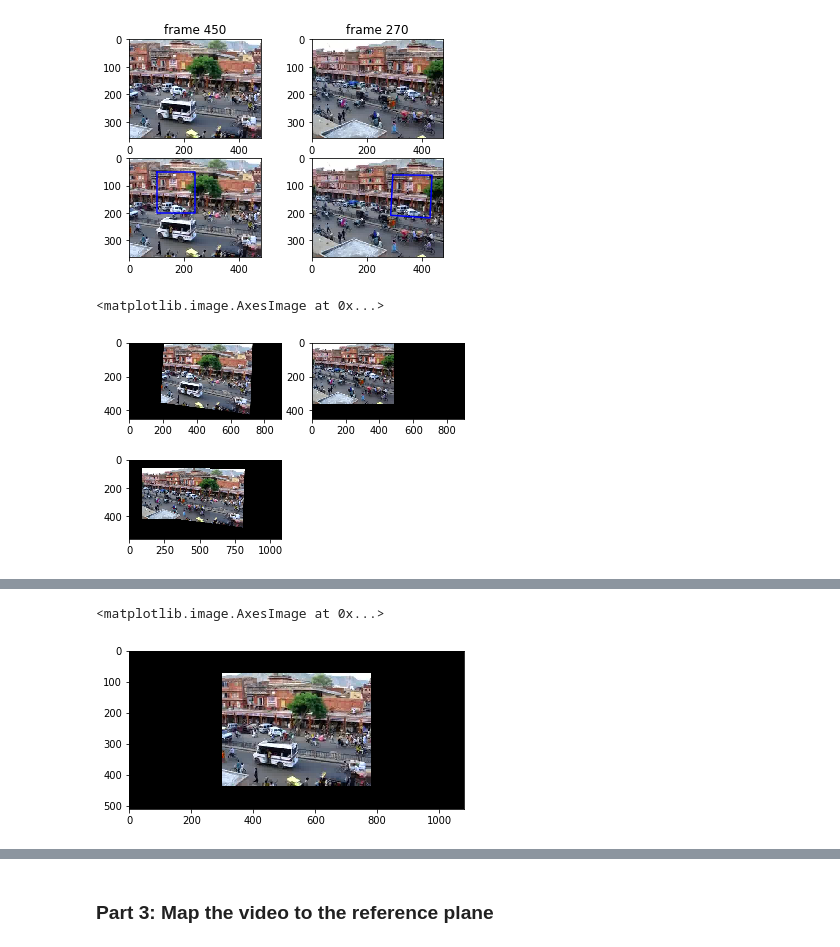
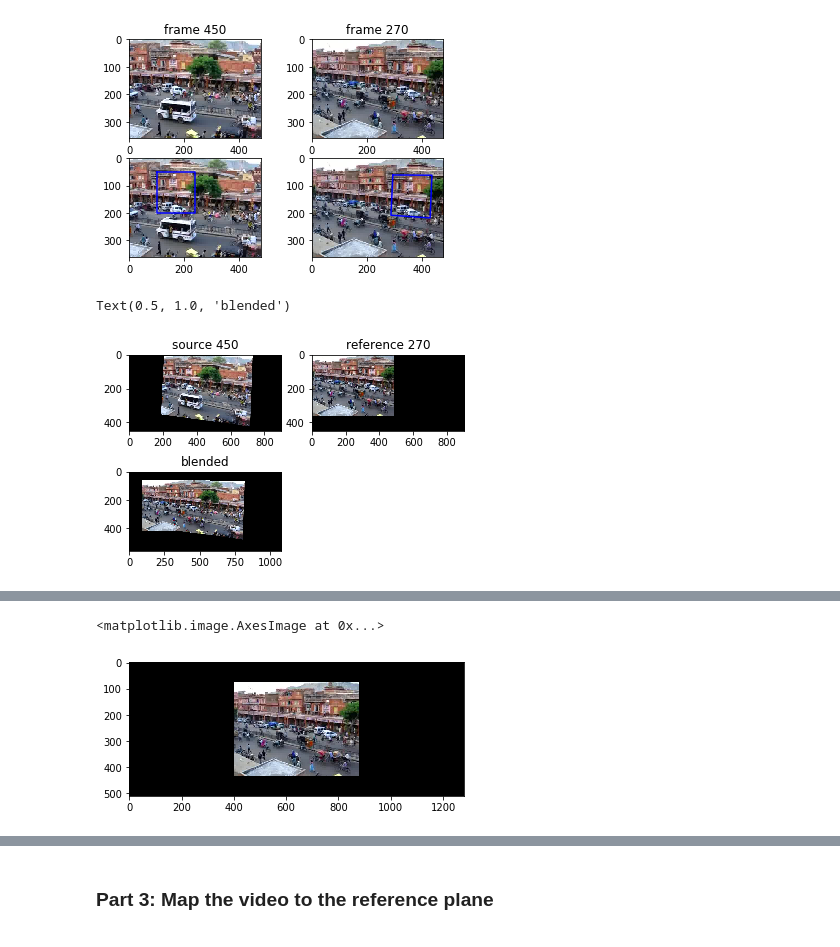
Before and after one commit to brs191/illinois, a Jupyter notebook: ComputationalPhotography/VideoStitchingProcessing/Project_5.ipynb, the cells around one changed output, grey strips where cells are left out. Cells and saved outputs as stored; diff of their text form; code cells hidden in the pictures.

```diff
--- a/ComputationalPhotography/VideoStitchingProcessing/Project_5.ipynb
+++ b/ComputationalPhotography/VideoStitchingProcessing/Project_5.ipynb
@@ -198,35 +198,38 @@ ax4.plot(plot_im2[0], plot_im2[1], 'b')
 
 projectedWidth = 900
 projectedHeight = 450
 
 sourceHomography = H
 refHomography = np.identity(3)
 
 projectedSource = cv2.warpPerspective(im1, sourceHomography, (projectedWidth, projectedHeight))
 projectedReference = cv2.warpPerspective(im2, refHomography, (projectedWidth, projectedHeight))
 fig = plt.figure()
 ax1 = fig.add_subplot(221)
 plt.imshow(cv2.cvtColor(projectedSource, cv2.COLOR_BGR2RGB))
+plt.title("source 450")
 
 ax2 = fig.add_subplot(222)
 plt.imshow(cv2.cvtColor(projectedReference, cv2.COLOR_BGR2RGB))
+plt.title("reference 270")
 
 blendedOutput = utils.blendImages(projectedSource, projectedReference)
 canvas_height = 560
 canvas_width = 1080
 blended_canvas = np.zeros((canvas_height, canvas_width, 3), 'uint8')
 img_w = blendedOutput.shape[1]
 img_h = blendedOutput.shape[0]
 
 x_offset = int(canvas_height/2 - (img_h/2))
 y_offset = int((canvas_width/2)-(img_w/2))
 
 blended_canvas[x_offset:x_offset+blendedOutput.shape[0], y_offset:y_offset+blendedOutput.shape[1]] = blendedOutput
 ax3 = fig.add_subplot(223)
 plt.imshow(cv2.cvtColor(blended_canvas, cv2.COLOR_BGR2RGB))
+plt.title("blended")
 # %% [output]
-<matplotlib.image.AxesImage at 0x...>
+Text(0.5, 1.0, 'blended')
-[figure, old version]
+[figure, new version]
 # %% [markdown]
 ### Part II: Panorama using five key frames
 
@@ -241,8 +244,9 @@ import numpy as np
 # %%
 # create a canvas for reference image, by placing reference image in the center of the canvas.
 img = cv2.cvtColor(cv2.imread('./images/input/frames/f0450.jpg'), cv2.COLOR_BGR2RGB)
+# img = cv2.cvtColor(cv2.imread('./images/input/frames/f0270.jpg'), cv2.COLOR_BGR2RGB)
 canvas_height = 510
-canvas_width = 1080
+canvas_width = 1280
 reference_450 = np.zeros((canvas_height, canvas_width, 3), 'uint8')
 img_w = img.shape[1]
 img_h = img.shape[0]
@@ -255,4 +259,4 @@ plt.figure()
 plt.imshow(reference_450)
 # %% [output]
 <matplotlib.image.AxesImage at 0x...>
-[figure, old version]
+[figure, new version]
```
Also changed, not shown: parts of 8 cells of this notebook.
